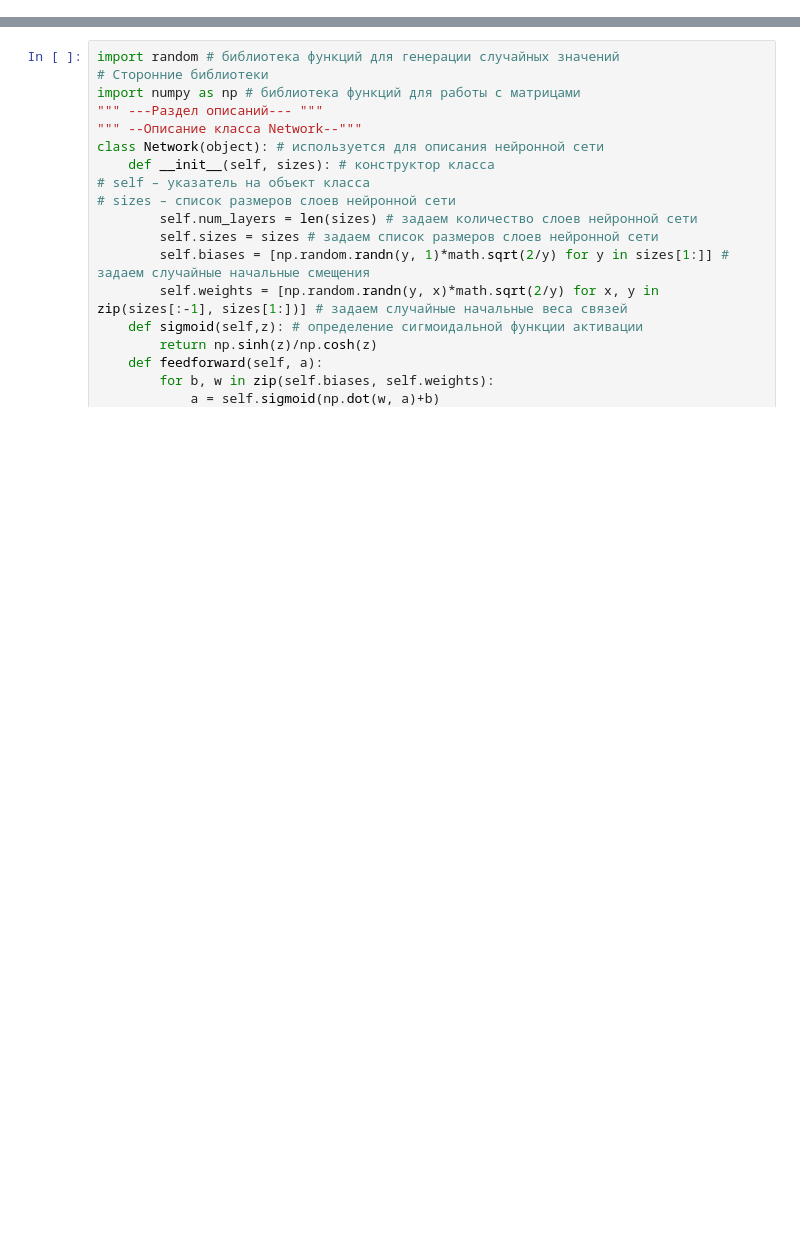
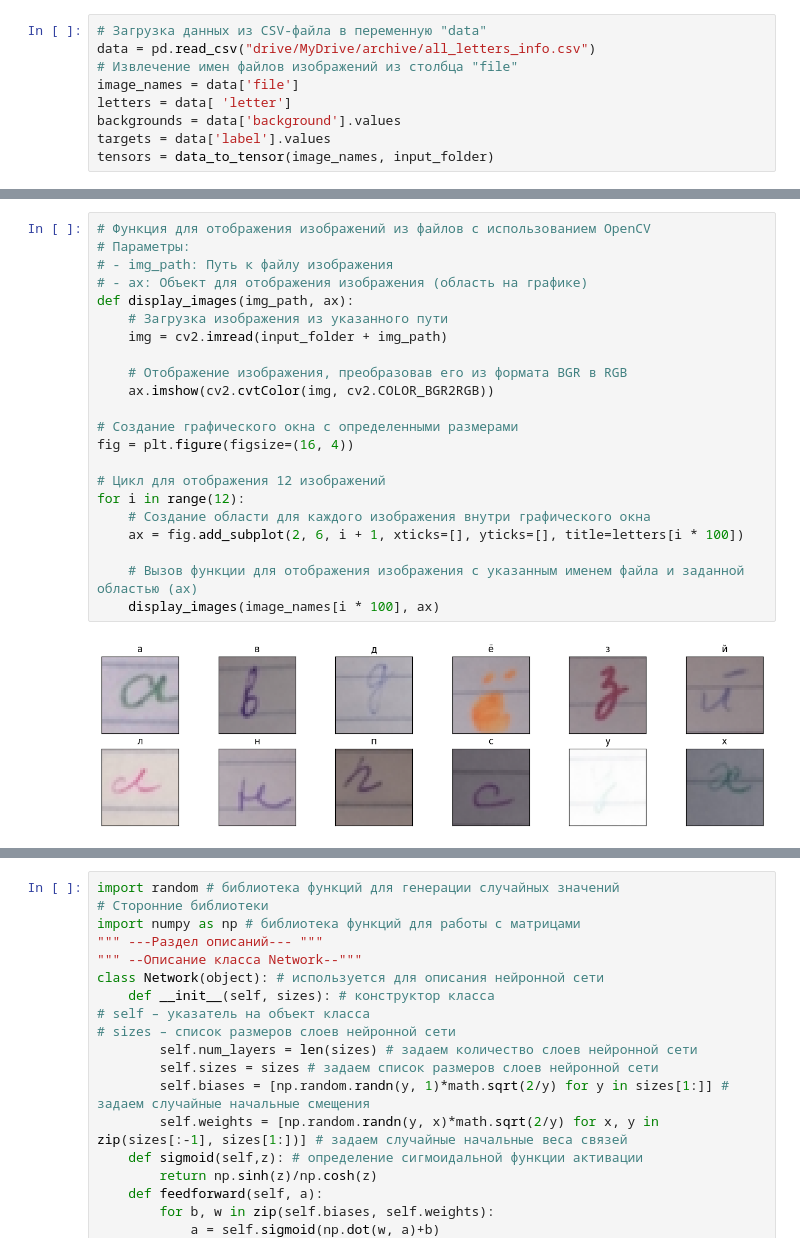
Before and after one commit to MorozovDesu/neural_network_technologies, a Jupyter notebook: 2_Лаба_Нейросетевые_технологии_без_keras.ipynb, the cells around one changed output, grey strips where cells are left out. Drawn from its saved outputs; the diff is of its cells as text; blank space fills up the shorter version.

```diff
--- a/2_Лаба_Нейросетевые_технологии_без_keras.ipynb
+++ b/2_Лаба_Нейросетевые_технологии_без_keras.ipynb
@@ -2,0 +66,9 @@
+# %%
+# Загрузка данных из CSV-файла в переменную "data"
+data = pd.read_csv("drive/MyDrive/archive/all_letters_info.csv")
+# Извлечение имен файлов изображений из столбца "file"
+image_names = data['file']
+letters = data[ 'letter']
+backgrounds = data['background'].values
+targets = data['label'].values
+tensors = data_to_tensor(image_names, input_folder)
@@ -2,0 +83,24 @@
+# %%
+# Функция для отображения изображений из файлов с использованием OpenCV
+# Параметры:
+# - img_path: Путь к файлу изображения
+# - ax: Объект для отображения изображения (область на графике)
+def display_images(img_path, ax):
+    # Загрузка изображения из указанного пути
+    img = cv2.imread(input_folder + img_path)
+
+    # Отображение изображения, преобразовав его из формата BGR в RGB
+    ax.imshow(cv2.cvtColor(img, cv2.COLOR_BGR2RGB))
+
+# Создание графического окна с определенными размерами
+fig = plt.figure(figsize=(16, 4))
+
+# Цикл для отображения 12 изображений
+for i in range(12):
+    # Создание области для каждого изображения внутри графического окна
+    ax = fig.add_subplot(2, 6, i + 1, xticks=[], yticks=[], title=letters[i * 100])
+
+    # Вызов функции для отображения изображения с указанным именем файла и заданной областью (ax)
+    display_images(image_names[i * 100], ax)
+# %% [output]
+[figure, added]
```
Also changed, not shown: parts of 14 cells of this notebook.
